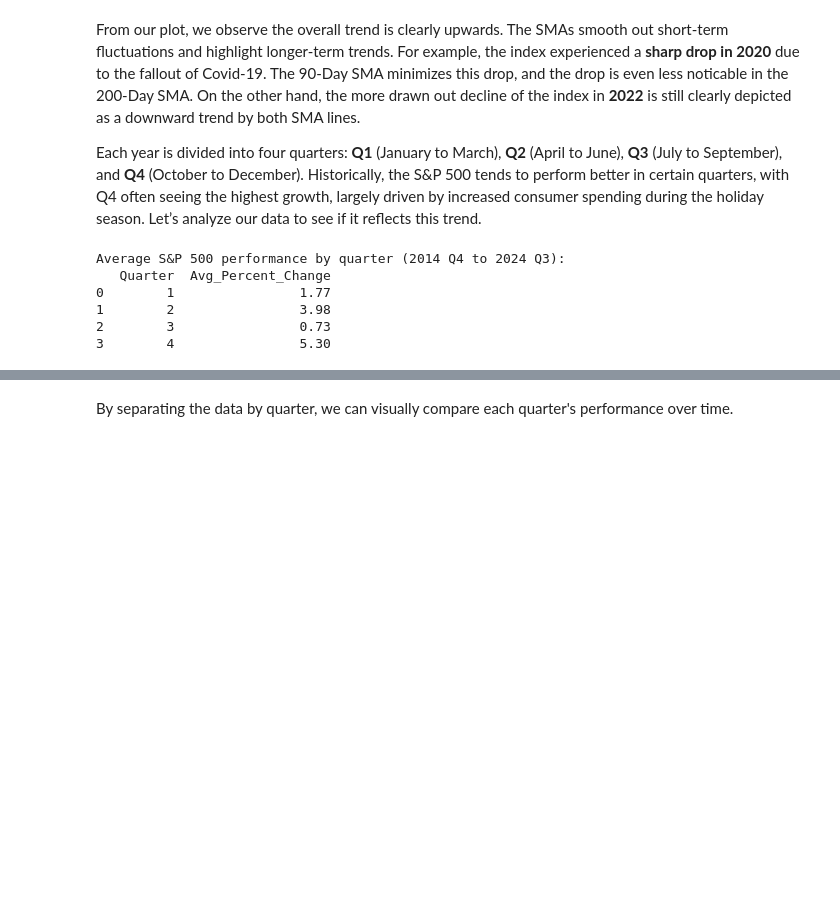
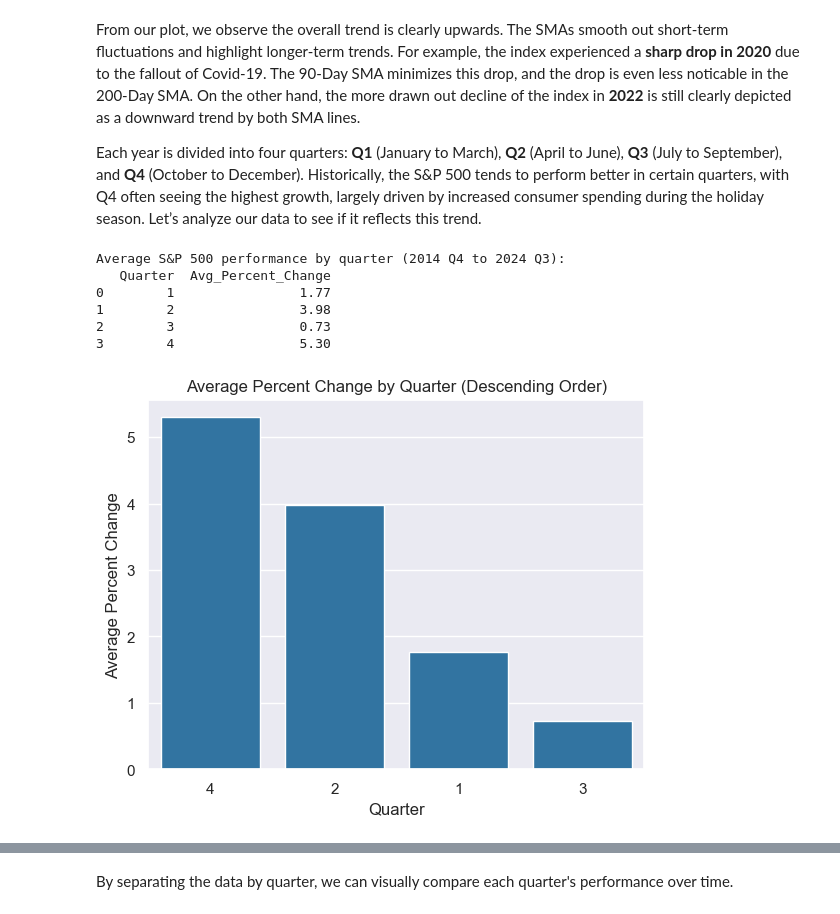
Before and after one commit to iluvcoding123/sp500_analysis, a Jupyter notebook: sp500_analysis.ipynb, the cells around one changed output, grey strips where cells are left out. Drawn from its saved outputs; the diff is of its cells as text; code cells hidden in the pictures; blank space fills up the shorter version.

```diff
--- a/sp500_analysis.ipynb
+++ b/sp500_analysis.ipynb
@@ -273,33 +273,42 @@ index['Year'] = index['Date'].dt.year
 # Filter out incomplete quarters
 index_q = index[(index['Date'] >= '2014-10-01') &
                        (index['Date'] < '2024-09-01')]
 
 # Group by Year and Quarter, taking the first and last S&P 500 values for each quarter
 q_cumulative = index_q.groupby(['Year', 'Quarter']).agg(
     Start_Value=('S&P500', 'first'),
     End_Value=('S&P500', 'last')
 ).reset_index()
 
 # Add a percent change column based on start and end values
 q_cumulative['Percent_Change'] = (((q_cumulative['End_Value']
                                             - q_cumulative['Start_Value'])
                                             / q_cumulative['Start_Value'])
                                             * 100)
 
-#print(q_cumulative)
-
 # Find average percent change grouped by quarter
 avg_q_performance = q_cumulative.groupby('Quarter').agg(
                     Avg_Percent_Change=('Percent_Change',
                                         lambda x: round(x.mean(), 2))).reset_index()
 
 print("Average S&P 500 performance by quarter (2014 Q4 to 2024 Q3):")
 print(avg_q_performance)
+
+#Create a bar plot ordered by Avg_Percent_Change
+avg_q_ordered = avg_q_performance.sort_values('Avg_Percent_Change', ascending=False)
+sns.barplot(x='Quarter', y='Avg_Percent_Change', data=avg_q_performance, order=avg_q_ordered['Quarter'])
+
+# Add labels and title
+plt.xlabel('Quarter')
+plt.ylabel('Average Percent Change')
+plt.title('Average Percent Change by Quarter (Descending Order)')
+plt.show()
 # %% [output]
 Average S&P 500 performance by quarter (2014 Q4 to 2024 Q3):
    Quarter  Avg_Percent_Change
 0        1                1.77
 1        2                3.98
 2        3                0.73
 3        4                5.30
+[figure, added]
 # %% [markdown]
```
Also changed, not shown: parts of 2 cells of this notebook.
